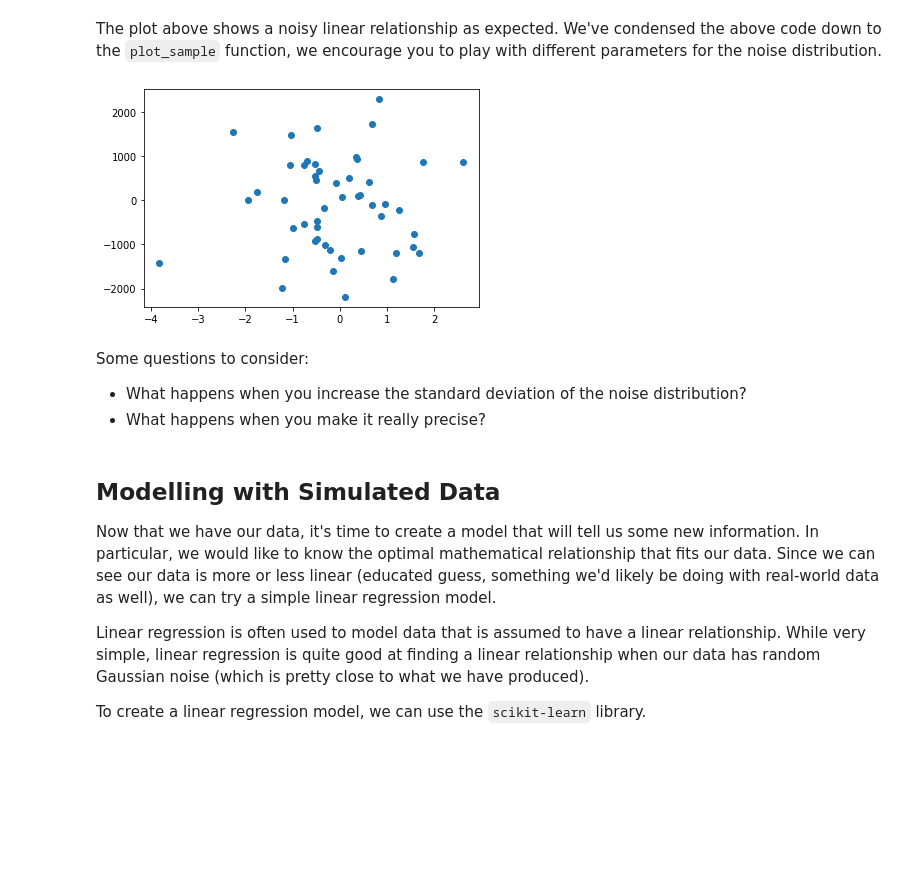
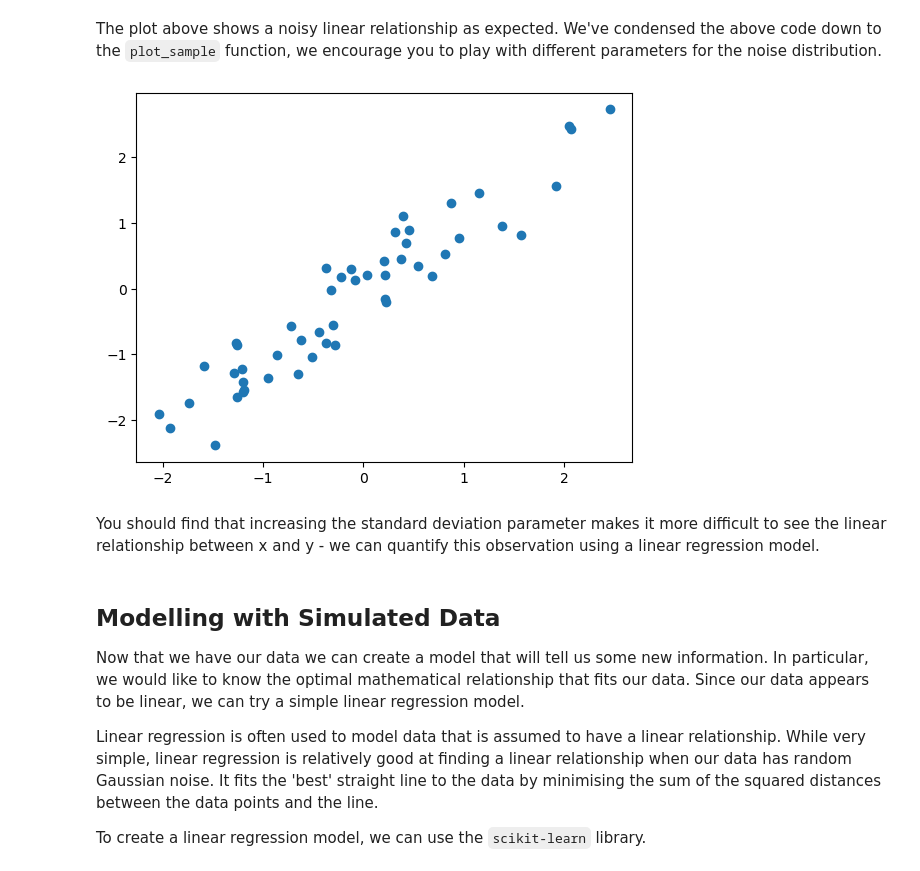
Before and after one commit to PhysData/course, a Jupyter notebook: docs/notebooks/elmag.ipynb, the cells around one changed output. Saved outputs shown, nothing was run; the diff lists cells and outputs as text; code cells hidden in the pictures; blank space fills up the shorter version.

```diff
--- a/docs/notebooks/elmag.ipynb
+++ b/docs/notebooks/elmag.ipynb
@@ -35,10 +39,10 @@ import numpy as np
 import matplotlib.pyplot as plt
 from sklearn.linear_model import LinearRegression
 # %%
-def random_y_kx(mean_x=0, sigma_x=1, mean_noise=0, sigma_noise=1, size=1, k=1):
+def random_y_kx(mean_x=0, sigma_x=1, mean_noise=0, sigma_noise=1, size=1, k=1, systematic_error=0):
     x = np.random.normal(mean_x, sigma_x, size)
     noise = np.random.normal(mean_noise, sigma_noise, size)
-    y = k * x + noise
+    y = k * x + noise + systematic_error
     return x, y
 # %% [markdown]
 The function `random_y_kx` creates noisy data based on the relation $y=kx+\eta$ where $\eta$ is a noise parameter.
@@ -85,20 +89,17 @@ def plot_sample(num_points=50, mean_noise=0, sigma_noise=1, size=1):
 
     plot_xy(_x, _y)
 # %%
-plot_sample(sigma_noise=1000)
+plot_sample(sigma_noise=0.5)
 # %% [output]
-[figure, old version]
+[figure, new version]
-# %% [markdown]
-Some questions to consider:
-
-* What happens when you increase the standard deviation of the noise distribution?
-* What happens when you make it really precise?
+# %% [markdown]
+You should find that increasing the standard deviation parameter makes it more difficult to see the linear relationship between x and y - we can quantify this observation using a linear regression model.
 # %% [markdown]
 ## Modelling with Simulated Data
 
-Now that we have our data, it's time to create a model that will tell us some new information. In particular, we would like to know the optimal mathematical relationship that fits our data. Since we can see our data is more or less linear (educated guess, something we'd likely be doing with real-world data as well), we can try a simple linear regression model.
+Now that we have our data we can create a model that will tell us some new information. In particular, we would like to know the optimal mathematical relationship that fits our data. Since our data appears to be linear, we can try a simple linear regression model.
 
-Linear regression is often used to model data that is assumed to have a linear relationship. While very simple, linear regression is quite good at finding a linear relationship when our data has random Gaussian noise (which is pretty close to what we have produced).
+Linear regression is often used to model data that is assumed to have a linear relationship. While very simple, linear regression is relatively good at finding a linear relationship when our data has random Gaussian noise. It fits the 'best' straight line to the data by minimising the sum of the squared distances between the data points and the line.
 
 To create a linear regression model, we can use the `scikit-learn` library.
 # %%
```
Also changed, not shown: parts of 26 cells of this notebook.
